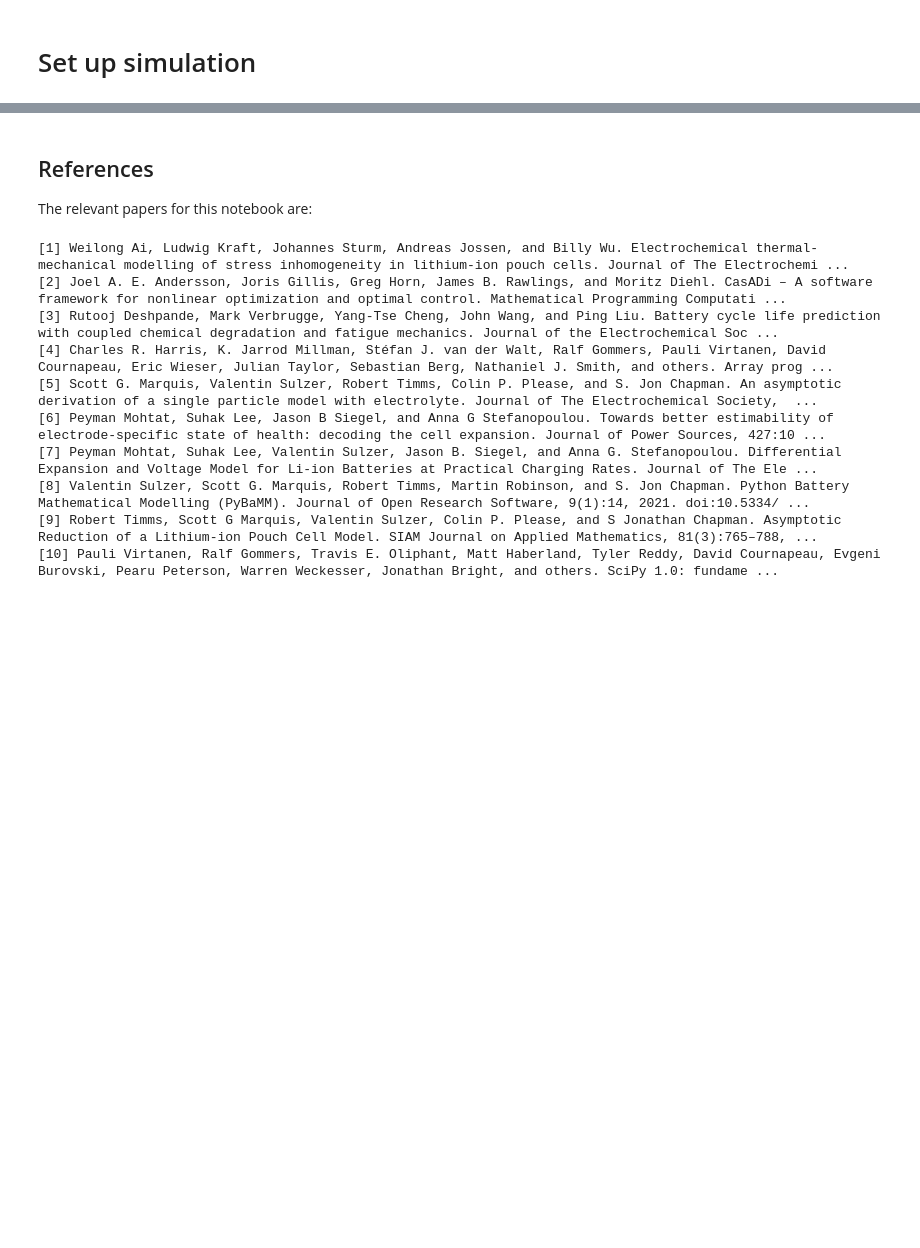
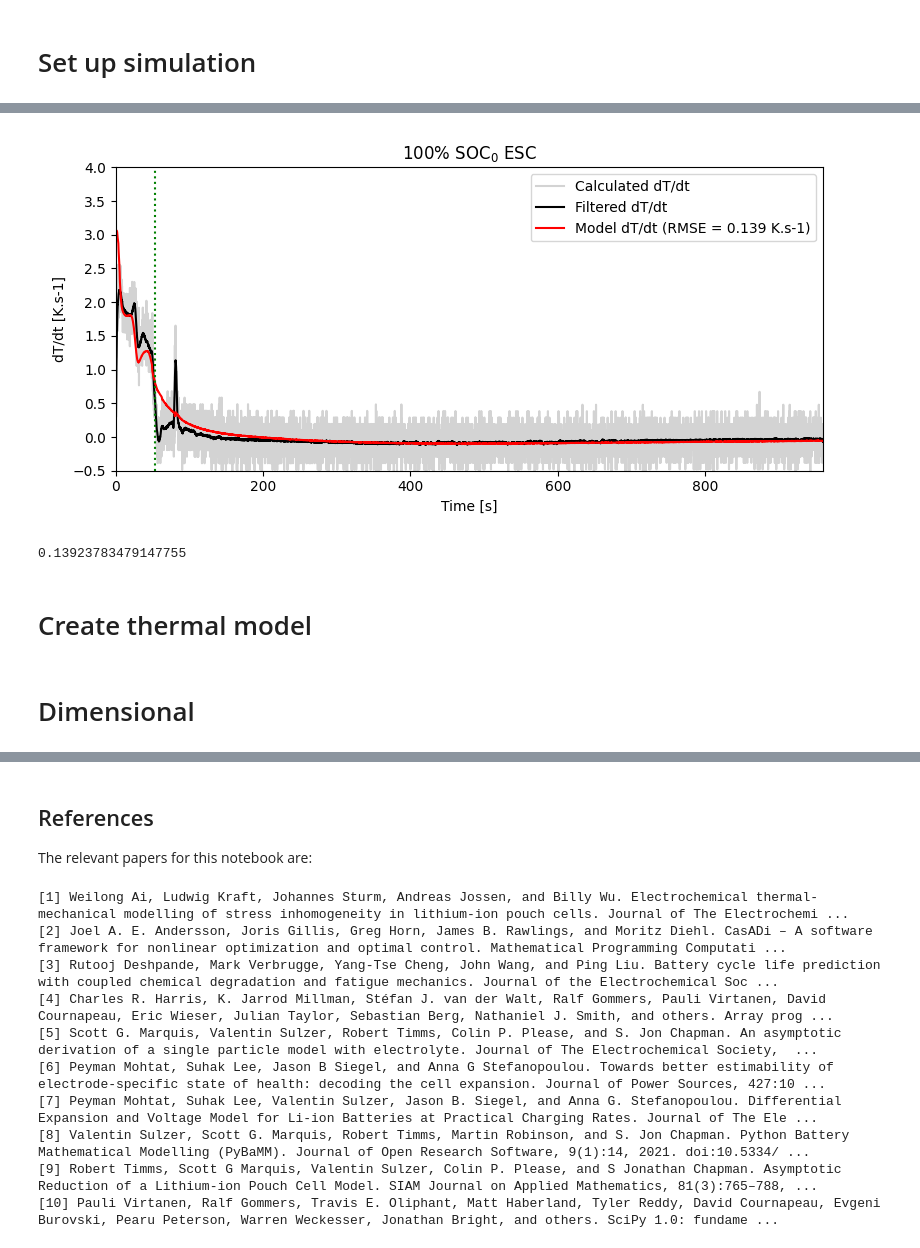
Before and after one commit to viviantran27/PyBaMM, a Jupyter notebook: fast_discharge/Archive/SPM_ESC_thermal_fitting_external.ipynb, the cells around one changed output, grey strips where cells are left out. Drawn from its saved outputs; the diff is of its cells as text; code cells hidden in the pictures; blank space fills up the shorter version.

```diff
--- a/fast_discharge/Archive/SPM_ESC_thermal_fitting_external.ipynb
+++ b/fast_discharge/Archive/SPM_ESC_thermal_fitting_external.ipynb
@@ -399,0 +433,60 @@ interactive(children=(FloatSlider(value=0.0, description='t', max=3600.0, step=1
+# %%
+dTdt_data = np.diff(data.Temp)/np.diff(data.t)
+dT_filtered = signal.savgol_filter(dTdt_data, 10*5,3)
+T = solution['Volume-averaged cell temperature [K]']
+dTdt_sim = np.diff(T(data.t[0:-1]))/np.diff(data.t[0:-1])
+RMSE_dT = np.sqrt(np.mean(np.square(dT_filtered[0:-1] - dTdt_sim)))
+
+# plot
+fig, ax= plt.subplots(1, 1, figsize=(8, 4), constrained_layout=True)
+# ax = ax.flatten()
+ax.plot(data.t[0:-1], dTdt_data, color = 'lightgrey', label = "Calculated dT/dt")
+ax.plot(data.t[0:-1], dT_filtered, color = 'k', label = "Filtered dT/dt")
+ax.plot(data.t[0:-2], dTdt_sim, color = 'r', label = "Model dT/dt (RMSE = " + str(round(RMSE_dT, 3)) + " K.s-1)")
+
+
+# ax2 = ax.twinx()
+# ax2.spines.right.set_position(("axes", 1.2))
+# p4, = ax2.plot(data.t, data.I, color = 'b', label = "Current")
+# ax2.set_ylabel('Current [A]')
+# ax2.yaxis.label.set_color(p4.get_color())
+# ax2.tick_params(axis='y', colors=p4.get_color())
+# ax2.spines.right.set_color(p4.get_color())
+
+ax.set_ylabel("dT/dt [K.s-1]")
+ax.set_xlabel("Time [s]")
+ax.set_ylim([-0.5, 4])
+ax.set_xlim([0,t_end])
+
+ax.legend()
+plt.title(str(int(SOC_0*100)) + "% SOC$_0$ ESC")
+
+# if SOC_0 ==1:
+#     t_vap = [40, 80] #100%SOC
+# elif SOC_0 ==0.75:
+#     t_vap = [50, 110]#75%SOC
+# else:
+#     t_vap = []
+# for t in t_vap:
+#     ylims = ax.get_ylim()
+#     ax.plot([t]*2, list(ylims), color = 'r', linestyle = '--')
+#     # axs.annotate('Venting', xy=(t_vap, np.diff(ylims)*0.25+ ylims[0]), rotation=-90, color = 'm')
+#     ax.set_ylim(ylims) # keep original limits
+
+T_bps = [110]
+for T_bp in T_bps:
+    t_boiling = data.t[(T_bp-data.Temp)<0.2].iloc[0]
+    ylims = ax.get_ylim()
+    ax.plot([t_boiling]*2, list(ylims), color = 'g', linestyle = ':')
+
+plt.tight_layout()
+plt.show()
+
+print(RMSE_dT)
+# %% [output]
+[figure, added]
+0.13923783479147755
+# %% [markdown]
+# Create thermal model
+# %% [markdown]
+# Dimensional
```
Also changed, not shown: parts of 49 cells of this notebook, 26 other files.
